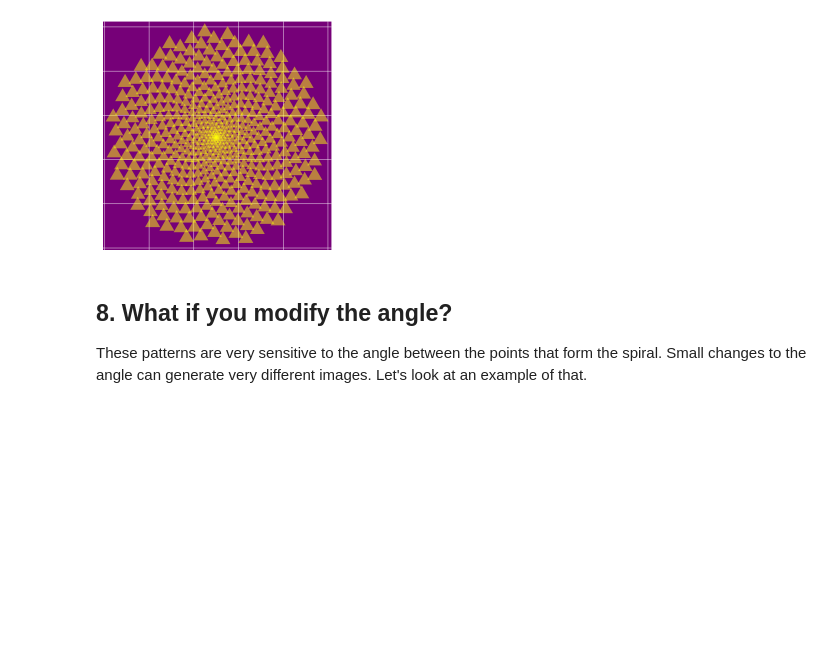
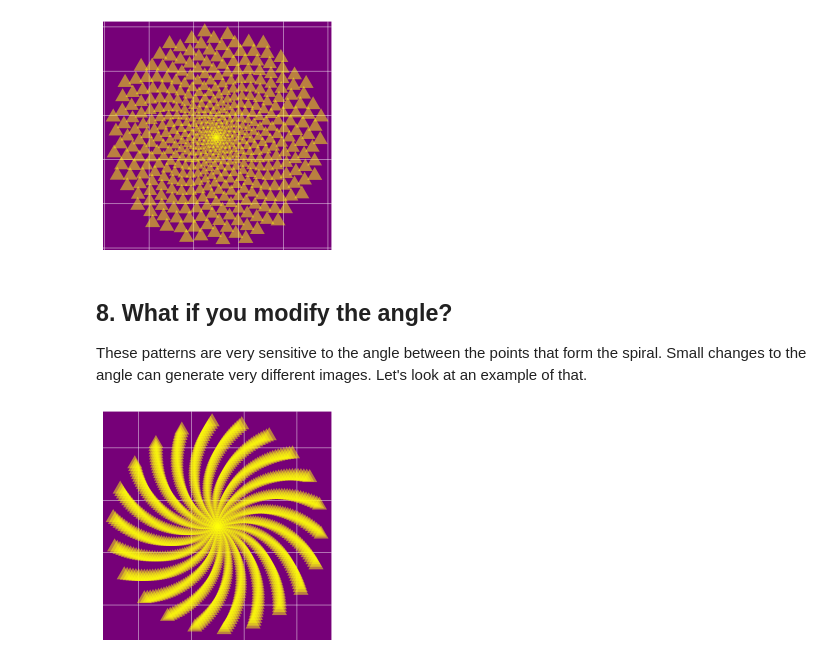
Before and after one commit to JeremyTallant/drawing_flowers_using_mathematics, a Jupyter notebook: phyllotaxis.ipynb, the cells around one changed output. Drawn from its saved outputs; the diff is of its cells as text; code cells hidden in the pictures; blank space fills up the shorter version.

```diff
--- a/phyllotaxis.ipynb
+++ b/phyllotaxis.ipynb
@@ -132,16 +132,26 @@ theme(panel.background = element_rect(fill = "darkmagenta"),
 <p>These patterns are very sensitive to the angle between the points that form the spiral. Small changes to the angle can generate very different images. Let's look at an example of that.</p>
 # %%
 # Change the value of the angle
-angle <- ....
+angle <- 2.0
 points <- 1000
 
 t <- (1:points)*angle
 x <- sin(t)
 y <- cos(t)
 df <- data.frame(t, x, y)
 
 # Copy the plotting code from Task 7
-# .... YOUR CODE FOR TASK 8 ....
+p <- ggplot(df, aes(x*t, y*t))
+p +  geom_point(aes(size = t),shape = 17, alpha = 0.5, color = "yellow") +
+theme(panel.background = element_rect(fill = "darkmagenta"),
+        legend.position = "none",
+        panel.grid.major = element_blank(),
+        axis.title = element_blank(),
+        axis.text = element_blank(),
+        axis.line = element_blank(),
+        axis.ticks = element_blank())
+# %% [output]
+[figure, added]
 # %% [markdown]
 ## 9. All together now: imaginary flowers
 <p><img style="float: left;margin:2px 2px 2px 2px" src="https://assets.datacamp.com/production/project_62/img/flower.png" height="280" width="280"></p>
```
